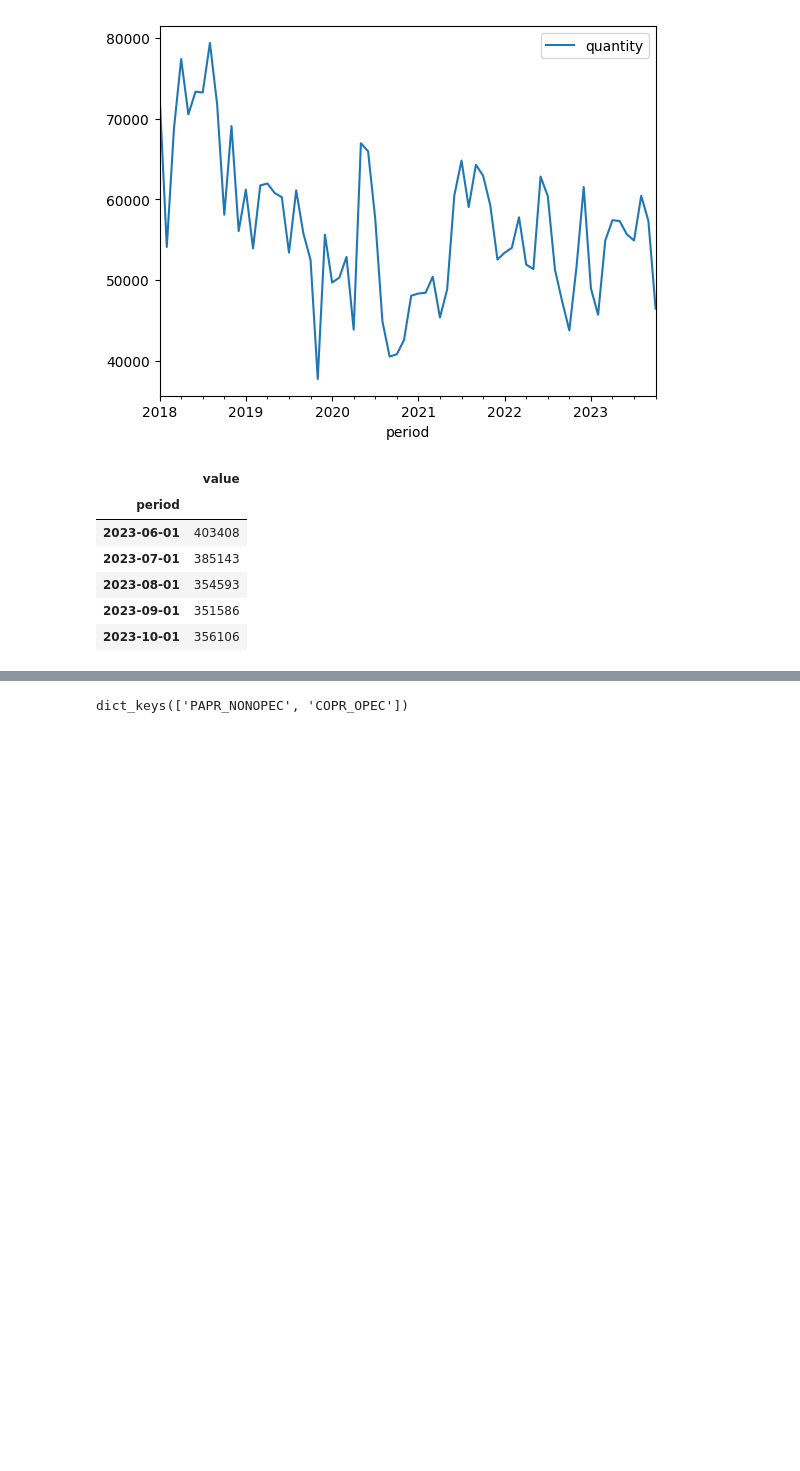
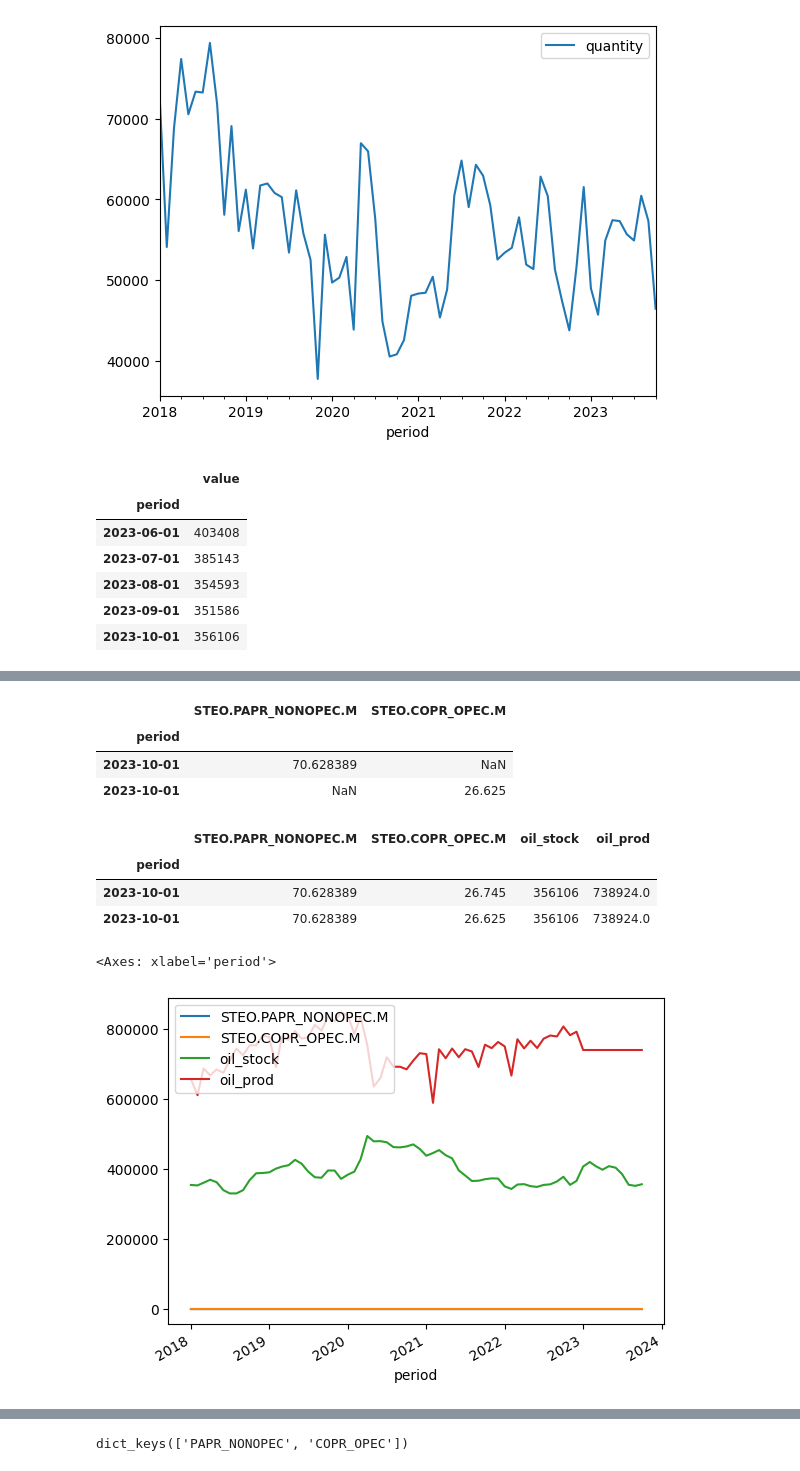
Before and after one commit to pankajti/qtw, a Jupyter notebook: Risk_GWP1.ipynb, the cells around one changed output, grey strips where cells are left out. Drawn from its saved outputs; the diff is of its cells as text; code cells hidden in the pictures; blank space fills up the shorter version.

```diff
--- a/Risk_GWP1.ipynb
+++ b/Risk_GWP1.ipynb
@@ -279,0 +277,6 @@ micro_data['stock_data_url'].groupby('period').sum().plot()
+# %%
+micro_data_df = oil_stock_data.join(oil_prod_data)
+# %%
+macro_data_df = pd.concat(macro_data.values())
+# %%
+mm_data = macro_data_df.join(micro_data_df, how = 'inner')
@@ -280,2 +302,21 @@ micro_data['stock_data_url'].groupby('period').sum().plot()
+# %%
+macro_data_df.loc['2023-10-01']
+# %% [output]
+|  | STEO.PAPR_NONOPEC.M | STEO.COPR_OPEC.M |
+| period |  |  |
+| 2023-10-01 | 70.628389 | NaN |
+| 2023-10-01 | NaN | 26.625 |
+# %%
+mm_data_clean.loc['2023-10-01']
+# %% [output]
+|  | STEO.PAPR_NONOPEC.M | STEO.COPR_OPEC.M | oil_stock | oil_prod |
+| period |  |  |  |  |
+| 2023-10-01 | 70.628389 | 26.745 | 356106 | 738924.0 |
+| 2023-10-01 | 70.628389 | 26.625 | 356106 | 738924.0 |
+# %%
+mm_data.fillna(method='ffill').dropna().plot()
+# %% [output]
+<Axes: xlabel='period'>
+[figure, added]
 # %%
 micro_data['import_url'].gradeId.unique()
```
Also changed, not shown: parts of 8 cells of this notebook.
